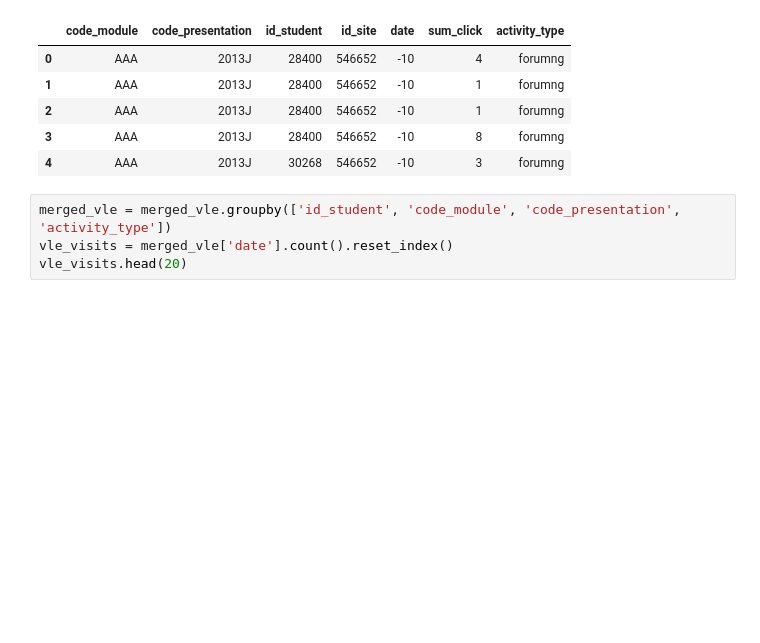
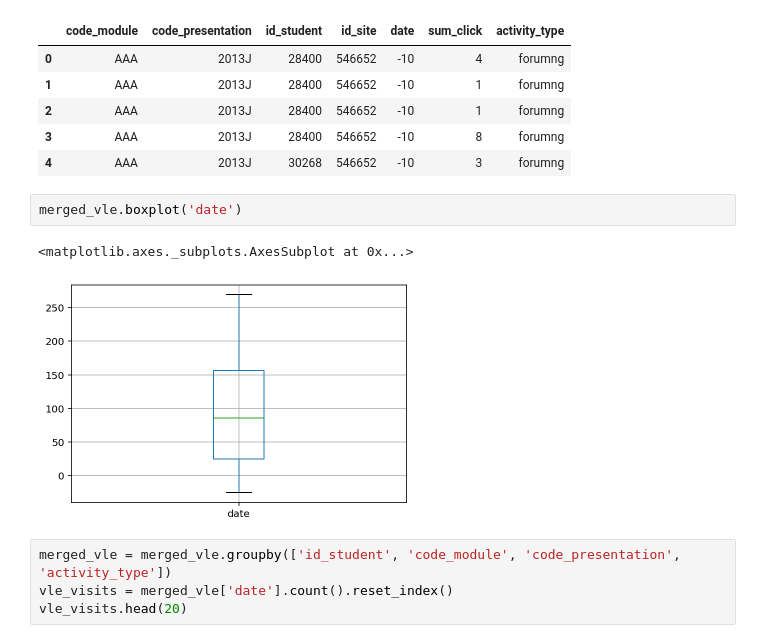
Before and after one commit to spinks/OULAD-MachineLearning, a Jupyter notebook: workbook.ipynb, the cells around one changed output. Saved outputs shown, nothing was run; the diff lists cells and outputs as text; blank space fills up the shorter version.

```diff
--- a/workbook.ipynb
+++ b/workbook.ipynb
@@ -184,6 +225,11 @@ merged_vle.head()
 | 2 | AAA | 2013J | 28400 | 546652 | -10 | 1 | forumng |
 | 3 | AAA | 2013J | 28400 | 546652 | -10 | 8 | forumng |
 | 4 | AAA | 2013J | 30268 | 546652 | -10 | 3 | forumng |
+# %%
+merged_vle.boxplot('date')
+# %% [output]
+<matplotlib.axes._subplots.AxesSubplot at 0x...>
+[figure, added]
 # %%
 merged_vle = merged_vle.groupby(['id_student', 'code_module', 'code_presentation', 'activity_type'])
 vle_visits = merged_vle['date'].count().reset_index()
```
Also changed, not shown: parts of 30 cells of this notebook, 3 other files.
